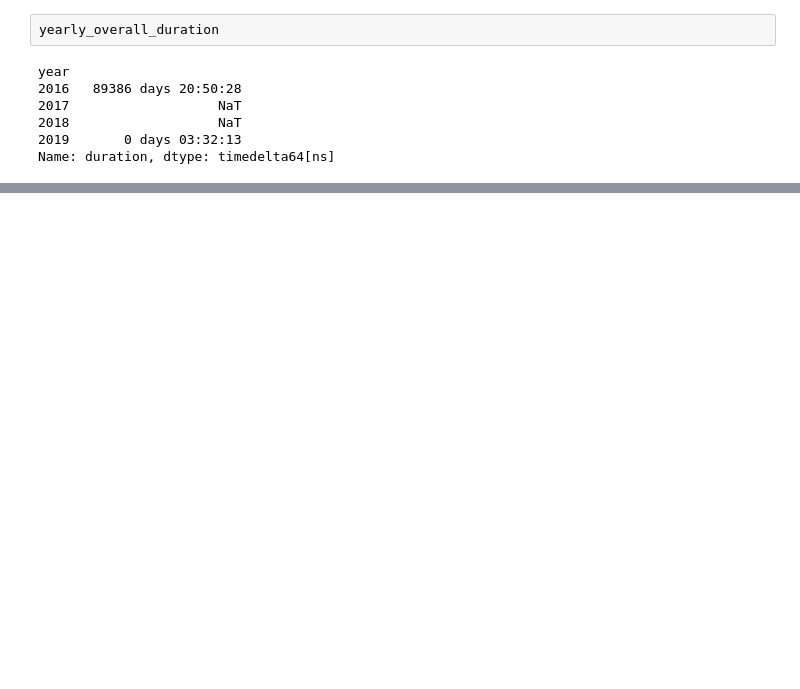
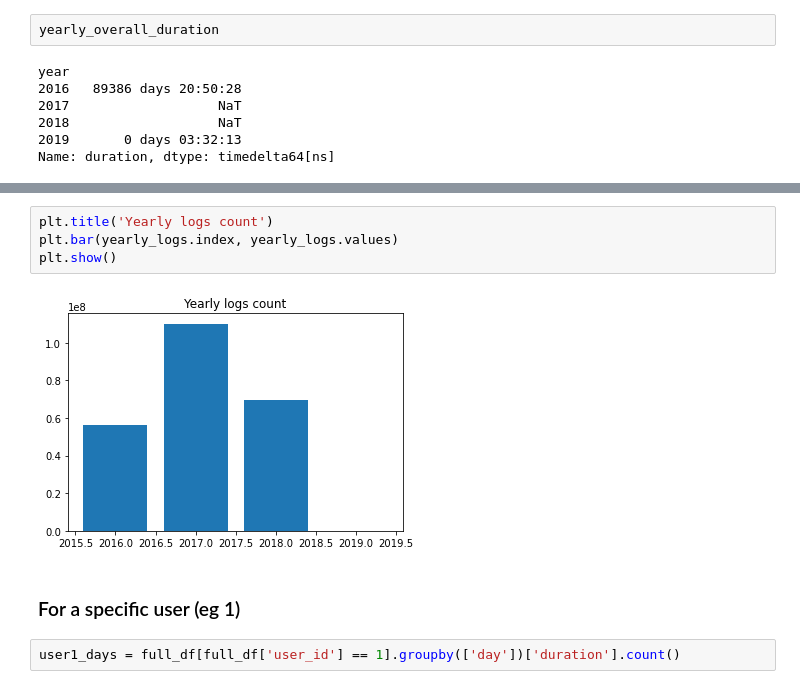
Before and after one commit to astenast/Smartphone_User_Engagement, a Jupyter notebook: Data Preprocessing.ipynb, the cells around one changed output, grey strips where cells are left out. Drawn from its saved outputs; the diff is of its cells as text; blank space fills up the shorter version.

```diff
--- a/Data Preprocessing.ipynb
+++ b/Data Preprocessing.ipynb
@@ -174,0 +185,10 @@ full_df.groupby(['year']).sum()
+# %%
+plt.title('Yearly logs count')
+plt.bar(yearly_logs.index, yearly_logs.values)
+plt.show()
+# %% [output]
+[figure, added]
+# %% [markdown]
+### For a specific user (eg 1)
+# %%
+user1_days = full_df[full_df['user_id'] == 1].groupby(['day'])['duration'].count()
```
Also changed, not shown: parts of 7 cells of this notebook.
